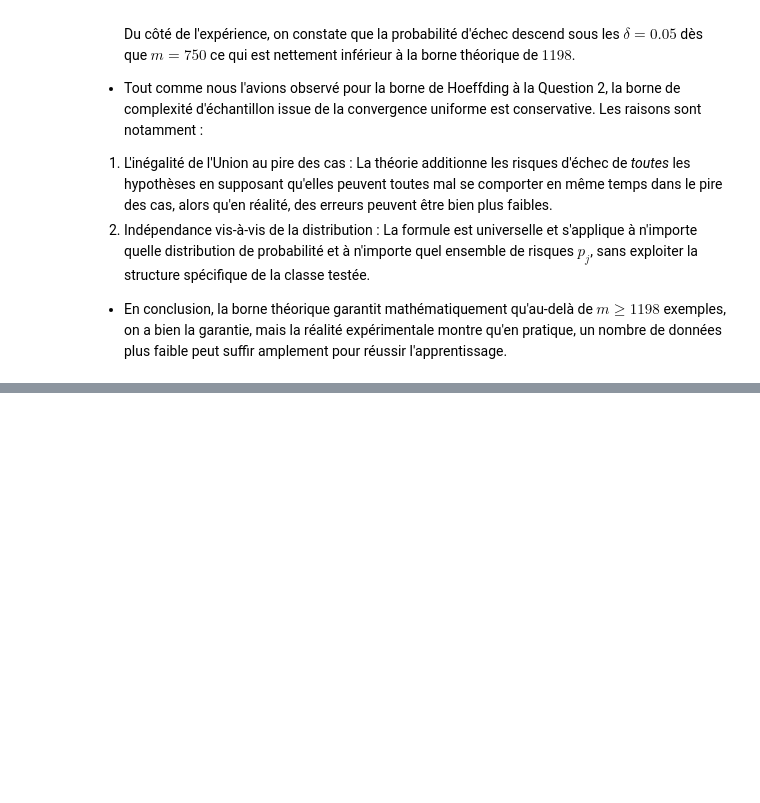
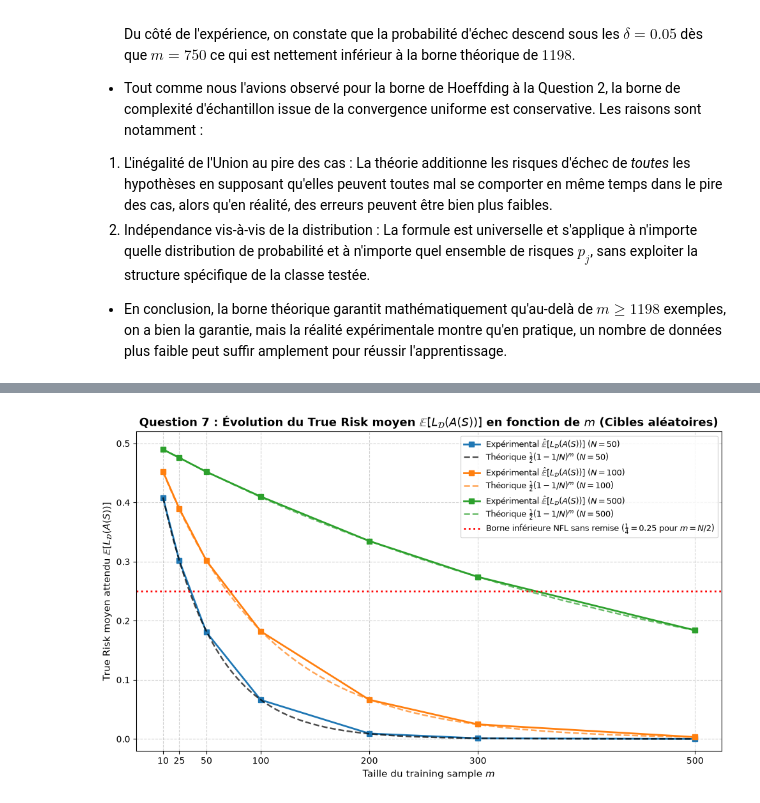
Before and after one commit to Pimbolie/homework2_Tieu_Han_TRAN, a Jupyter notebook: homework2_Tieu_Han_TRAN.ipynb, the cells around one changed output, grey strips where cells are left out. Saved outputs shown, nothing was run; the diff lists cells and outputs as text; code cells hidden in the pictures; blank space fills up the shorter version.

```diff
--- a/homework2_Tieu_Han_TRAN.ipynb
+++ b/homework2_Tieu_Han_TRAN.ipynb
@@ -762,0 +1045,67 @@ Du côté de l'expérience, on constate que la probabilité d'échec descend sou
+# %%
+# Visualisation : Comparaison du True Risk attendu expérimental et théorique en fonction de m
+plt.figure(figsize=(10, 6))
+
+couleurs = ['tab:blue', 'tab:orange', 'tab:green']
+
+for idx, N in enumerate(N_tab):
+  c = couleurs[idx]
+  # Courbe expérimentale
+  plt.plot(
+      m_tab_nfl,
+      resultats_q7_exp[N],
+      marker='s',
+      linestyle='-',
+      color=c,
+      linewidth=2,
+      markersize=6,
+      label=(
+          rf'Expérimental $\hat{{\mathbb{{E}}}}[L_\mathcal{{D}}(A(S))]$ ($N ='
+          rf' {N}$)'
+      ),
+  )
+
+  # Courbe théorique lisse
+  m_grille = np.linspace(min(m_tab_nfl), max(m_tab_nfl), 300)
+  courbe_theo = 0.5 * ((1.0 - 1.0 / N) ** m_grille)
+  plt.plot(
+      m_grille,
+      courbe_theo,
+      linestyle='--',
+      color='black' if idx == 0 else c,
+      alpha=0.7,
+      linewidth=1.8,
+      label=rf'Théorique $\frac{{1}}{{2}}(1 - 1/N)^m$ ($N = {N}$)',
+  )
+
+# Ligne horizontale à 0.25 (seuil critique du théorème No-Free-Lunch quand m <= N/2)
+plt.axhline(
+    y=0.25,
+    color='red',
+    linestyle=':',
+    linewidth=2,
+    label=(
+        r'Borne inférieure NFL sans remise ($\frac{1}{4} = 0.25$ pour $m ='
+        r' N/2$)'
+    ),
+)
+
+plt.title(
+    r'Question 7 : Évolution du True Risk moyen'
+    r' $\mathbb{E}[L_\mathcal{D}(A(S))]$ en fonction de $m$ (Cibles'
+    r' aléatoires)',
+    fontsize=13,
+    fontweight='bold',
+)
+plt.xlabel(r'Taille du training sample $m$', fontsize=11)
+plt.ylabel(
+    r'True Risk moyen attendu $\mathbb{E}[L_\mathcal{D}(A(S))]$', fontsize=11
+)
+plt.xticks(m_tab_nfl)
+plt.ylim(-0.02, 0.52)
+plt.grid(True, linestyle='--', alpha=0.6)
+plt.legend(fontsize=9, loc='upper right')
+plt.tight_layout()
+plt.show()
+# %% [output]
+[figure, added]
```
Also changed, not shown: parts of 19 cells of this notebook.
